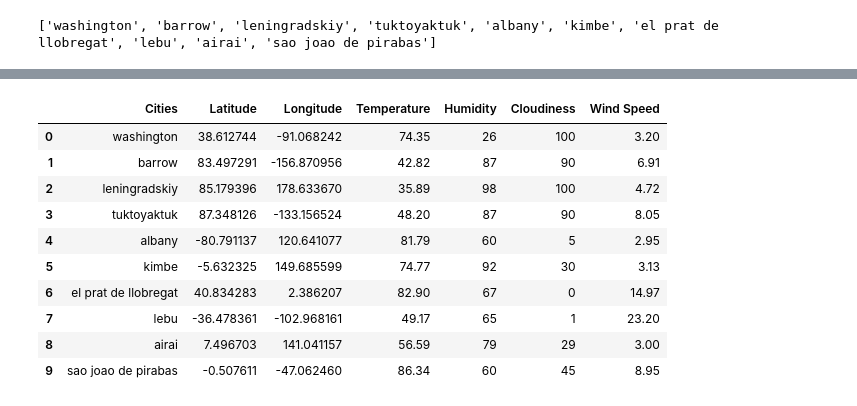
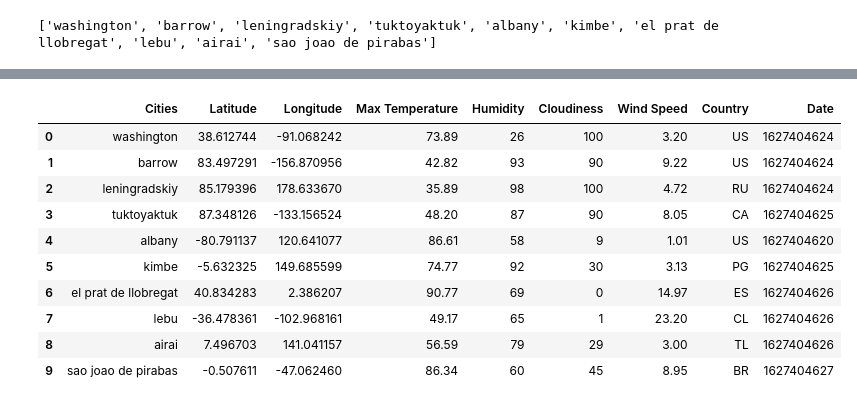
Before and after one commit to Barlow0471/Python-API-Challenge, a Jupyter notebook: WeatherPy/WeatherPy2.ipynb, the cells around one changed output, grey strips where cells are left out. Saved outputs shown, nothing was run; the diff lists cells and outputs as text; code cells hidden in the pictures.

```diff
--- a/WeatherPy/WeatherPy2.ipynb
+++ b/WeatherPy/WeatherPy2.ipynb
@@ -51,18 +51,22 @@ units = "imperial"
 # Build query url and request results
 query_url = f"{url}appid={weather_api_key}&units={units}&q="
 # Set temperature from response
-temp = []
+max_temp = []
 humidity = []
 cloudiness = []
 wind_speed = []
+date = []
+country =[]
 # Create for loop for temperatures in city list
 for city in cities:
     try:
         response = requests.get(query_url + city).json()
-        temp.append(response['main']['temp'])
+        max_temp.append(response['main']['temp_max'])
         humidity.append(response['main']['humidity'])
         cloudiness.append(response['clouds']['all'])
         wind_speed.append(response['wind']['speed'])
+        country.append(response['sys']['country'])
+        date.append(response['dt'])
         print(f"The temperature in {city} is {temp} F.")
 
     except:
@@ -81,19 +85,19 @@ The temperature in airai is [74.35, 42.82, 35.89, 48.2, 81.79, 74.77, 82.9, 49.1
 The temperature in sao joao de pirabas is [74.35, 42.82, 35.89, 48.2, 81.79, 74.77, 82.9, 49.17, 56.59, 86.34] F.
 # %%
-cities_df = pd.DataFrame({'Cities': cities, 'Latitude': lats, 'Longitude': lngs, 'Temperature': temp, 'Humidity': humidity, 'Cloudiness': cloudiness, 'Wind Speed': wind_speed})
+cities_df = pd.DataFrame({'Cities': cities, 'Latitude': lats, 'Longitude': lngs, 'Max Temperature': max_temp, 'Humidity': humidity, 'Cloudiness': cloudiness, 'Wind Speed': wind_speed, 'Country': country, 'Date': date})
 cities_df
 # %% [output]
-|  | Cities | Latitude | Longitude | Temperature | Humidity | Cloudiness | Wind Speed |
-| 0 | washington | 38.612744 | -91.068242 | 74.35 | 26 | 100 | 3.20 |
-| 1 | barrow | 83.497291 | -156.870956 | 42.82 | 87 | 90 | 6.91 |
-| 2 | leningradskiy | 85.179396 | 178.633670 | 35.89 | 98 | 100 | 4.72 |
-| 3 | tuktoyaktuk | 87.348126 | -133.156524 | 48.20 | 87 | 90 | 8.05 |
-| 4 | albany | -80.791137 | 120.641077 | 81.79 | 60 | 5 | 2.95 |
-| 5 | kimbe | -5.632325 | 149.685599 | 74.77 | 92 | 30 | 3.13 |
-| 6 | el prat de llobregat | 40.834283 | 2.386207 | 82.90 | 67 | 0 | 14.97 |
-| 7 | lebu | -36.478361 | -102.968161 | 49.17 | 65 | 1 | 23.20 |
-| 8 | airai | 7.496703 | 141.041157 | 56.59 | 79 | 29 | 3.00 |
-| 9 | sao joao de pirabas | -0.507611 | -47.062460 | 86.34 | 60 | 45 | 8.95 |
+|  | Cities | Latitude | Longitude | Max Temperature | Humidity | Cloudiness | Wind Speed | Country | Date |
+| 0 | washington | 38.612744 | -91.068242 | 73.89 | 26 | 100 | 3.20 | US | 1627404624 |
+| 1 | barrow | 83.497291 | -156.870956 | 42.82 | 93 | 90 | 9.22 | US | 1627404624 |
+| 2 | leningradskiy | 85.179396 | 178.633670 | 35.89 | 98 | 100 | 4.72 | RU | 1627404624 |
+| 3 | tuktoyaktuk | 87.348126 | -133.156524 | 48.20 | 87 | 90 | 8.05 | CA | 1627404625 |
+| 4 | albany | -80.791137 | 120.641077 | 86.61 | 58 | 9 | 1.01 | US | 1627404620 |
+| 5 | kimbe | -5.632325 | 149.685599 | 74.77 | 92 | 30 | 3.13 | PG | 1627404625 |
+| 6 | el prat de llobregat | 40.834283 | 2.386207 | 90.77 | 69 | 0 | 14.97 | ES | 1627404626 |
+| 7 | lebu | -36.478361 | -102.968161 | 49.17 | 65 | 1 | 23.20 | CL | 1627404626 |
+| 8 | airai | 7.496703 | 141.041157 | 56.59 | 79 | 29 | 3.00 | TL | 1627404626 |
+| 9 | sao joao de pirabas | -0.507611 | -47.062460 | 86.34 | 60 | 45 | 8.95 | BR | 1627404627 |
 # %%
 cities_df.to_csv("../cities_output_student.csv", encoding="utf-8", index=False)
 # %%
```
Also changed, not shown: parts of 14 cells of this notebook, 4 other files.
